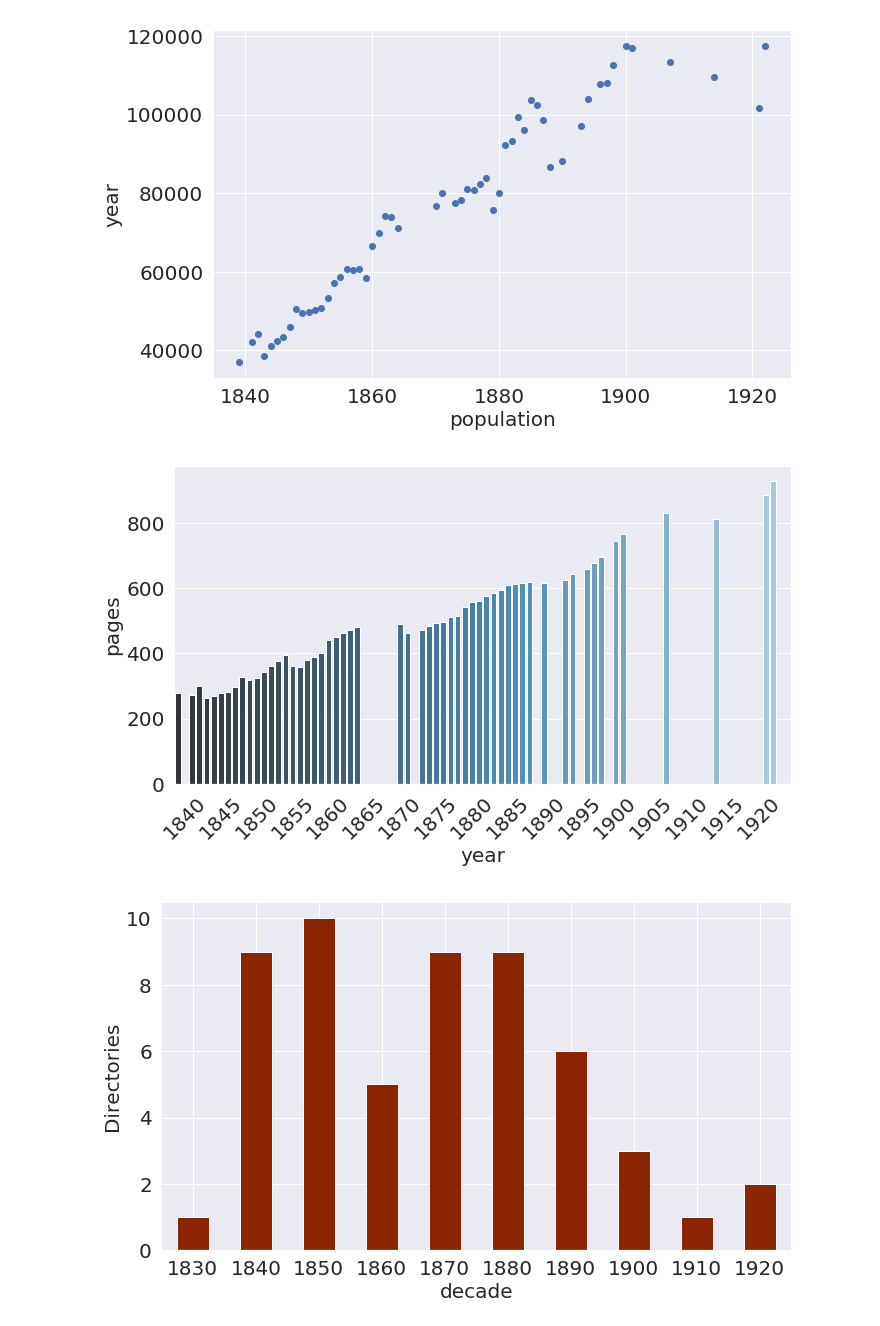
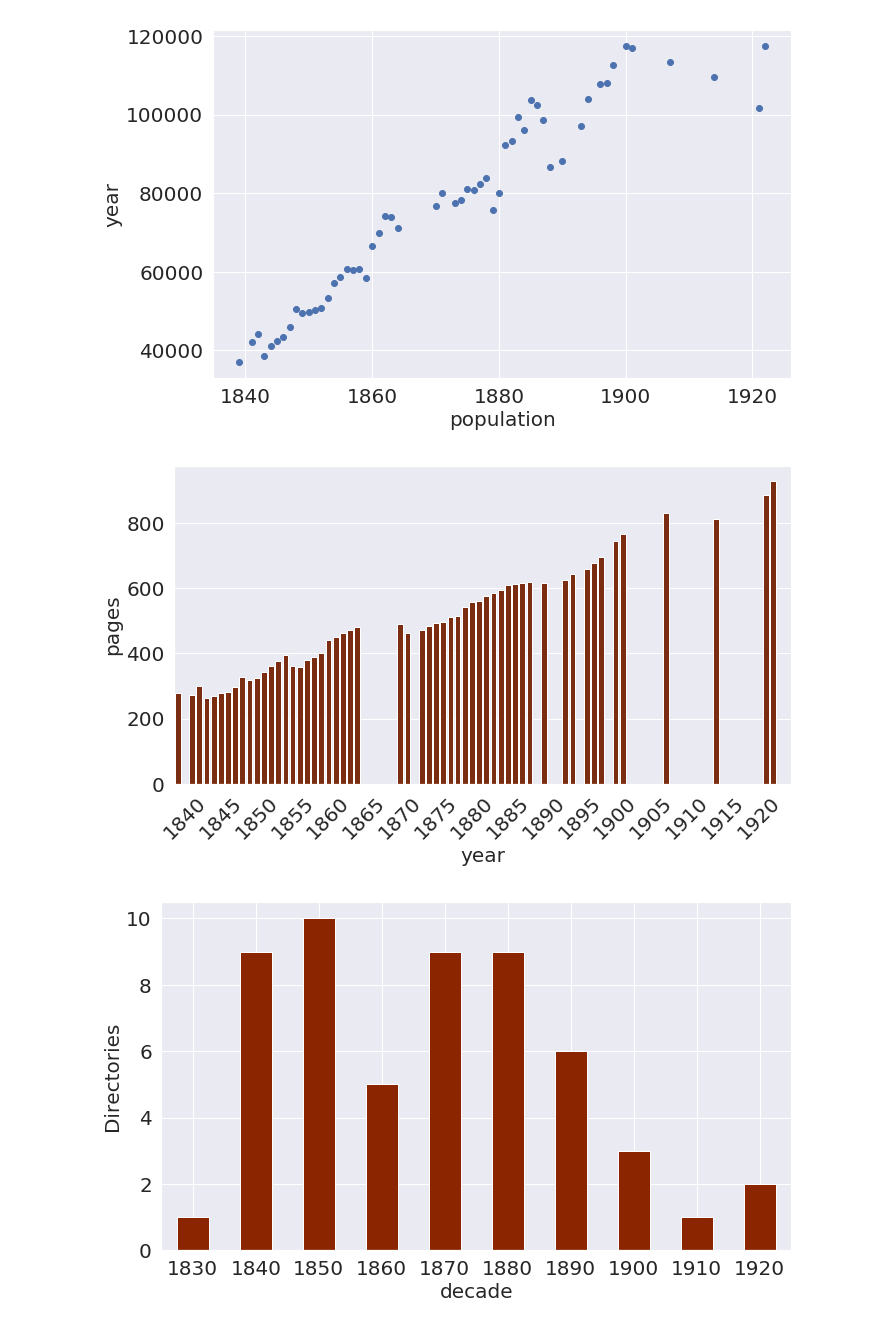
Before and after one commit to adescombes/Richelieu, a Jupyter notebook: Exploration des données.ipynb, the cells around one changed output. Saved outputs shown, nothing was run; the diff lists cells and outputs as text; code cells hidden in the pictures.

```diff
--- a/Exploration des données.ipynb
+++ b/Exploration des données.ipynb
@@ -68,22 +71,22 @@ plt.savefig('figures/fig1.png', dpi = 400)
 [figure]
 # %%
 # Pages par annee
-ax = sns.barplot(x='annee', y='pages', data=df_rep, estimator=sum, ci=None, palette='Blues_d', order=np.arange(1839,1925,1));
+ax = sns.barplot(x='annee', y='pages', data=df_rep, estimator=sum, ci=None, color = '#8b2500', order=np.arange(1839,1925,1));
 plt.xticks(rotation=45)
 
 for ind, label in enumerate(ax.get_xticklabels()):
     if ind % 5 == 1:  # every 10th label is kept
         label.set_visible(True)
     else:
         label.set_visible(False)
 
-plt.xlabel('year')
-plt.ylabel('pages')
+ax.set_xlabel('year')
+ax.set_ylabel('pages')
 
 plt.tight_layout()
 plt.savefig('figures/fig2.png', dpi = 400)
 # %% [output]
-[figure, old version]
+[figure, new version]
 # %%
 # Annuaires par décennies
 plt.figure()
```
Also changed, not shown: parts of 24 cells of this notebook, 7 other files.
